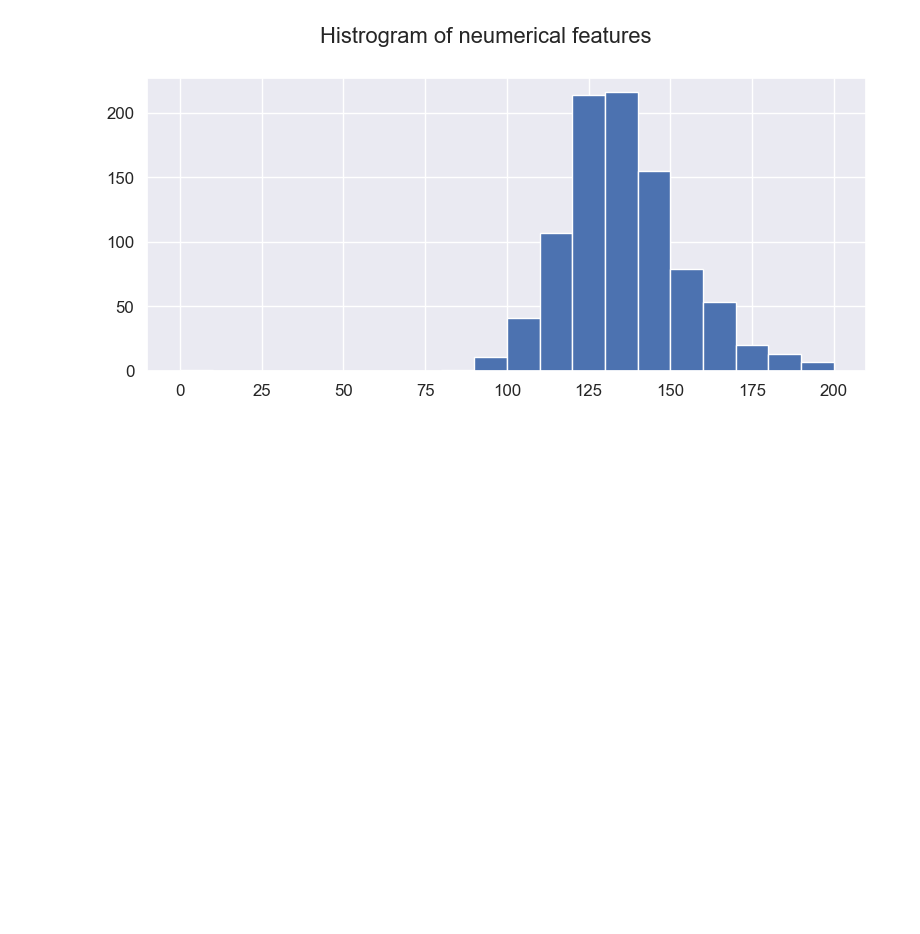
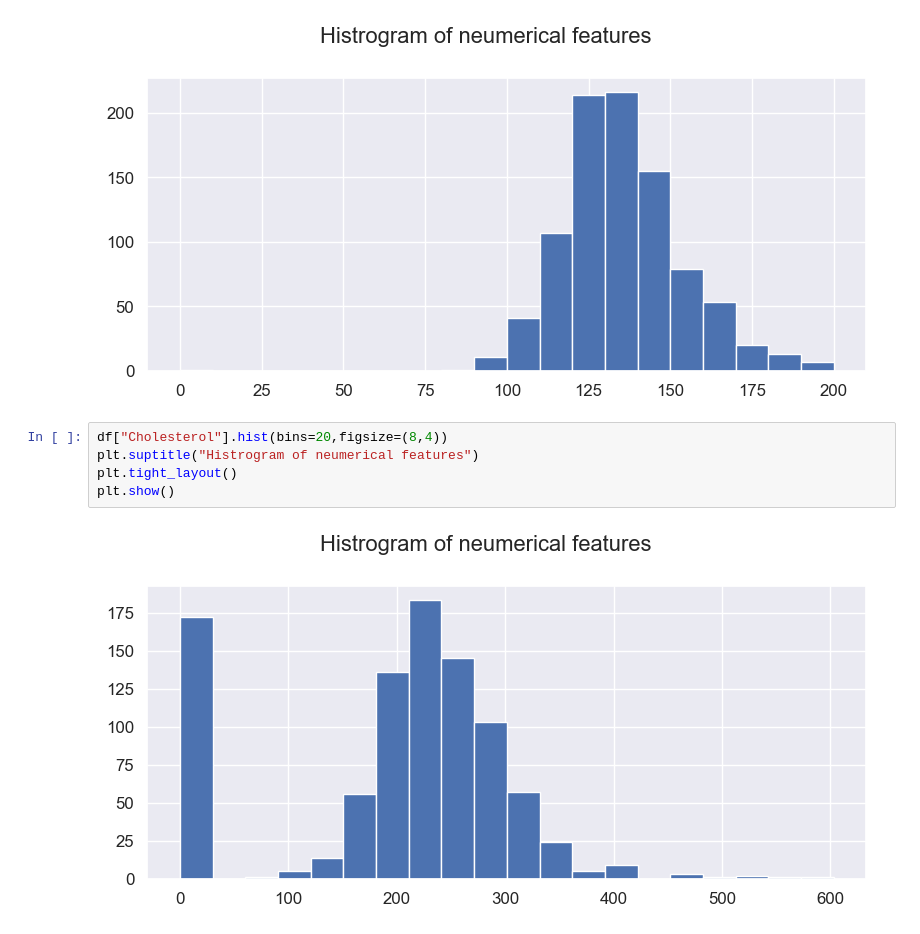
Before and after one commit to shovo896/EDA-of-Heart-Failure-disease, a Jupyter notebook: eda.ipynb, the cells around one changed output. Cells and saved outputs as stored; diff of their text form; blank space fills up the shorter version.

```diff
--- a/eda.ipynb
+++ b/eda.ipynb
@@ -125,3 +125,10 @@ plt.tight_layout()
 plt.show()
 # %% [output]
 [figure]
+# %%
+df["Cholesterol"].hist(bins=20,figsize=(8,4))
+plt.suptitle("Histrogram of neumerical features")
+plt.tight_layout()
+plt.show()
+# %% [output]
+[figure, added]
```
